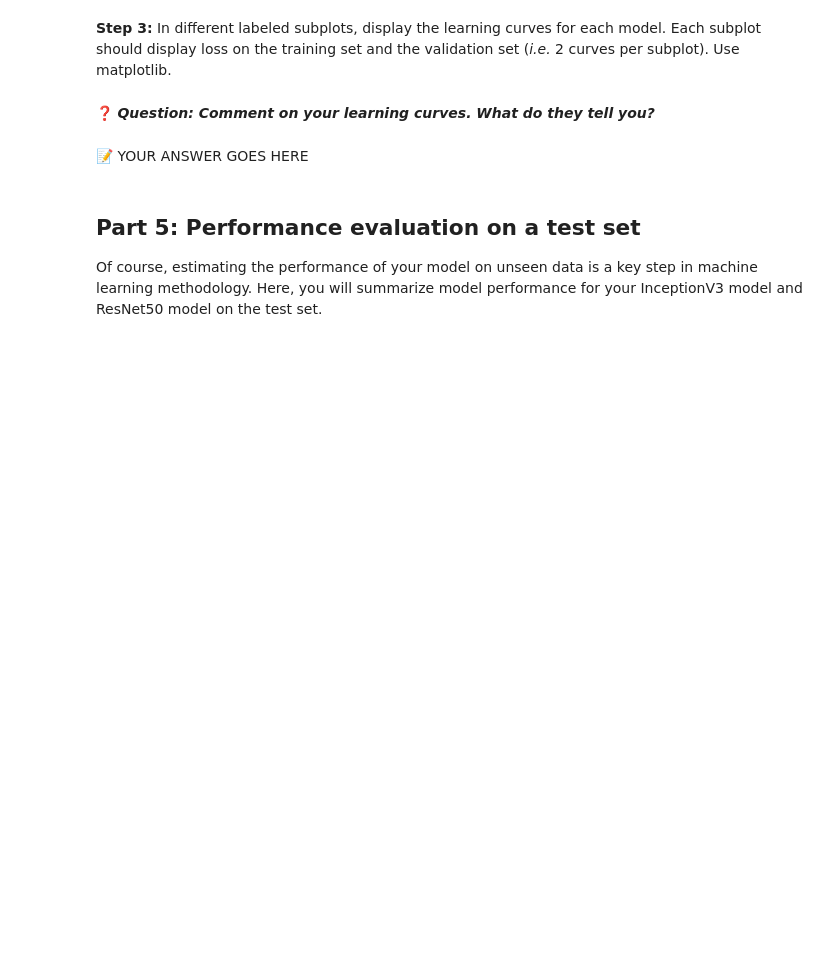
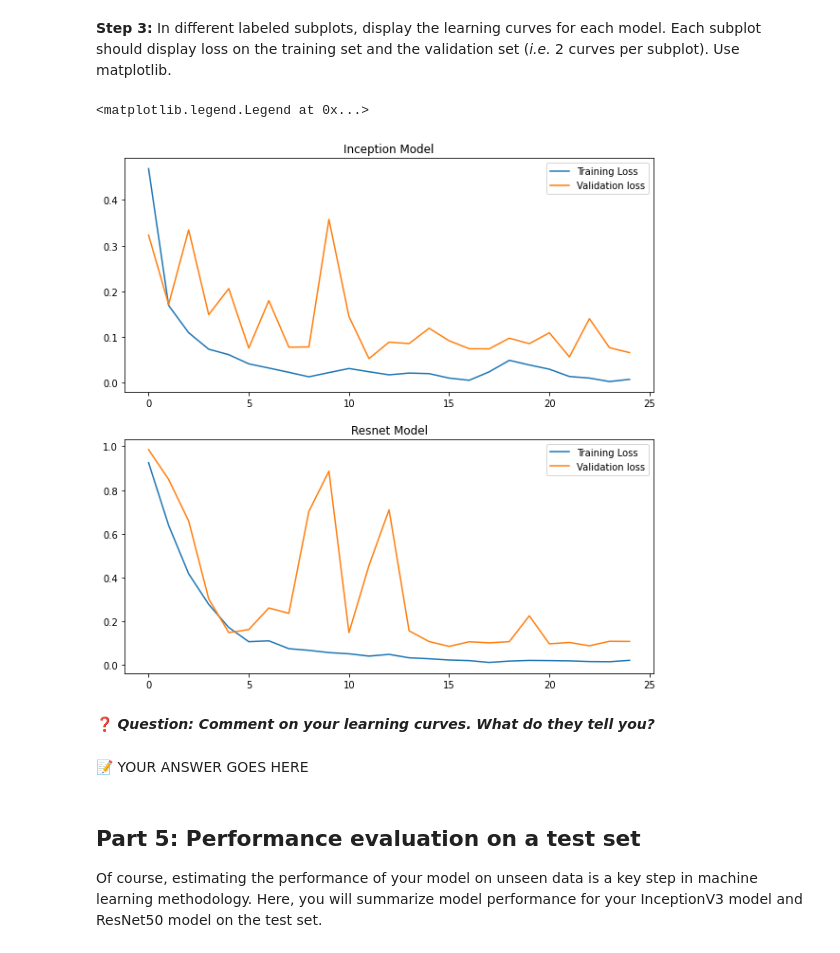
Before and after one commit to itsjustaksh/School, a Jupyter notebook: 4415/Assignment 2/Assignment_2.ipynb, the cells around one changed output. Saved outputs shown, nothing was run; the diff lists cells and outputs as text; code cells hidden in the pictures; blank space fills up the shorter version.

```diff
--- a/4415/Assignment 2/Assignment_2.ipynb
+++ b/4415/Assignment 2/Assignment_2.ipynb
@@ -308,7 +365,7 @@ Done!
 
 # YOUR CODE HERE
 base_lr = 0.0005
-lr = (base_lr * batch_size) / 256
+lr = base_lr * batch_size / 256
 opt = AdamW(params=med_inception.parameters(), lr=lr)
 # %%
 # Sets up the loss function for the modified InceptionV3 model
@@ -320,6 +377,8 @@ loss_fn = CrossEntropyLoss()
 
 # YOUR CODE HERE
 epochs = 25
+i_trainLoss = []
+i_valLoss = []
 for epoch in range(epochs):
     trainLoss = []
     med_inception.train()
@@ -353,5 +412,7 @@ for epoch in range(epochs):
     train_time = time.time() - start
     i_meanEpochLoss_val = Tensor(valLoss).mean().item()
     i_meanEpochLoss_train = Tensor(trainLoss).mean().item()
+    i_trainLoss.append(i_meanEpochLoss_train)
+    i_valLoss.append(i_meanEpochLoss_val)
     print(f"Epoch: {epoch}\tTrain Loss: {i_meanEpochLoss_train:.5f}\tVal Loss: {i_meanEpochLoss_val:.5f}\tTime: {train_time}")
-    torch.save(med_resnet.state_dict(), f"{savePath}\\inception\\")
+    torch.save(med_inception, f"{savePath}/inception/epoch{epoch}.pt")
@@ -367,7 +448,7 @@ print("Done!")
 
 # YOUR CODE HERE
 base_lr = 0.0005
-lr = (base_lr * batch_size) / 256
+lr = base_lr * batch_size / 256
 opt = AdamW(params=med_resnet.parameters(), lr=lr)
 # %%
 # Sets up the loss function for the modified ResNet50 model
@@ -379,6 +460,9 @@ loss_fn = CrossEntropyLoss()
 
 # YOUR CODE HERE
 epochs = 25
+r_trainLoss = []
+r_valLoss = []
+# med_resnet.load_state_dict(torch.load(f"{savePath}/resnet/epoch4.pt"))
 for epoch in range(epochs):
     trainLoss = []
     med_resnet.train()
@@ -412,5 +496,7 @@ for epoch in range(epochs):
     train_time = time.time() - start
     r_meanEpochLoss_val = Tensor(valLoss).mean().item()
     r_meanEpochLoss_train = Tensor(trainLoss).mean().item()
+    r_trainLoss.append(r_meanEpochLoss_train)
+    r_valLoss.append(r_meanEpochLoss_val)
     print(f"Epoch: {epoch}\tTrain Loss: {r_meanEpochLoss_train:.5f}\tVal Loss: {r_meanEpochLoss_val:.5f}\tTime: {train_time}")
-    torch.save(med_resnet.state_dict(), f"{savePath}\\resnet\\")
+    torch.save(med_resnet, f"{savePath}/resnet/epoch{epoch}.pt")
@@ -419,17 +523,23 @@ for epoch in range(epochs):
 # %%
 # Displays the learning curves (loss) for both models in two separate subplots
 
 # YOUR CODE HERE
 x = range(25)
 y_resnet_t = r_meanEpochLoss_train
 y_resnet_v = r_meanEpochLoss_val
 y_inception_t = i_meanEpochLoss_train
 y_inception_v = i_meanEpochLoss_val
 
-plt.subplot(1, 2, 1)
-plt.plot(x, [y_inception_t, y_inception_v])
-plt.subplot(1,2,2)
-plt.plot(x, [y_resnet_t, y_resnet_v])
+f, axes = plt.subplots(2, 1, figsize=(10, 10))
+axes[0].plot(x, i_trainLoss, i_valLoss)
+axes[0].title.set_text("Inception Model")
+axes[0].legend(["Training Loss", "Validation loss"])
+axes[1].plot(x, r_trainLoss, r_valLoss)
+axes[1].title.set_text("Resnet Model")
+axes[1].legend(["Training Loss", "Validation loss"])
+# %% [output]
+<matplotlib.legend.Legend at 0x...>
+[figure, added]
 # %% [markdown]
 ❓ ***Question: Comment on your learning curves. What do they tell you?***
 # %% [markdown]
```
Also changed, not shown: parts of 20 cells of this notebook.
